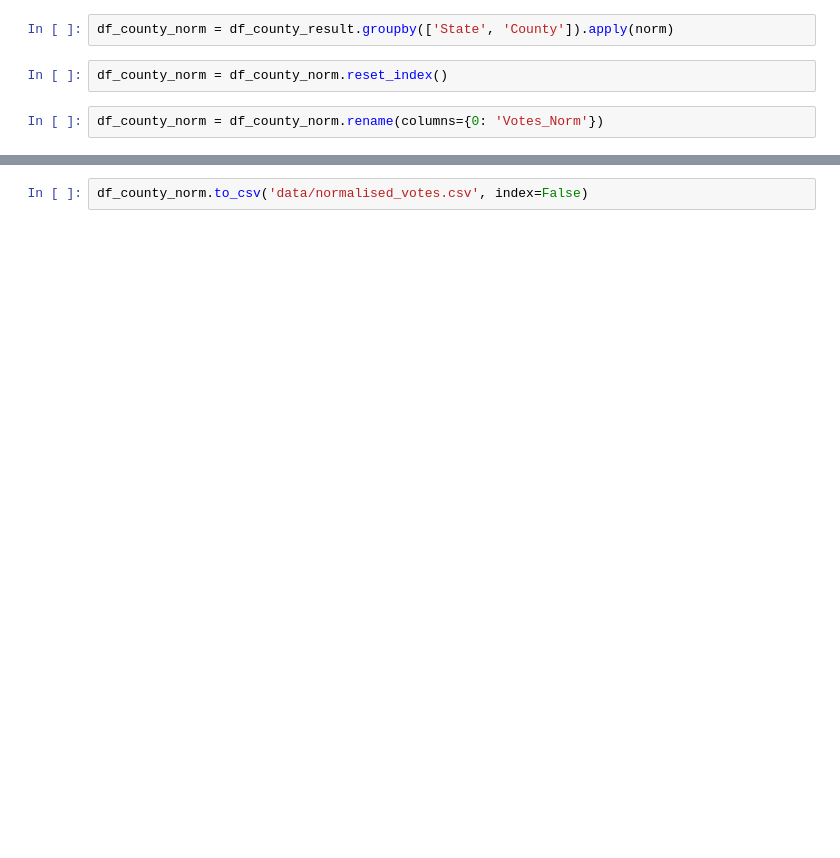
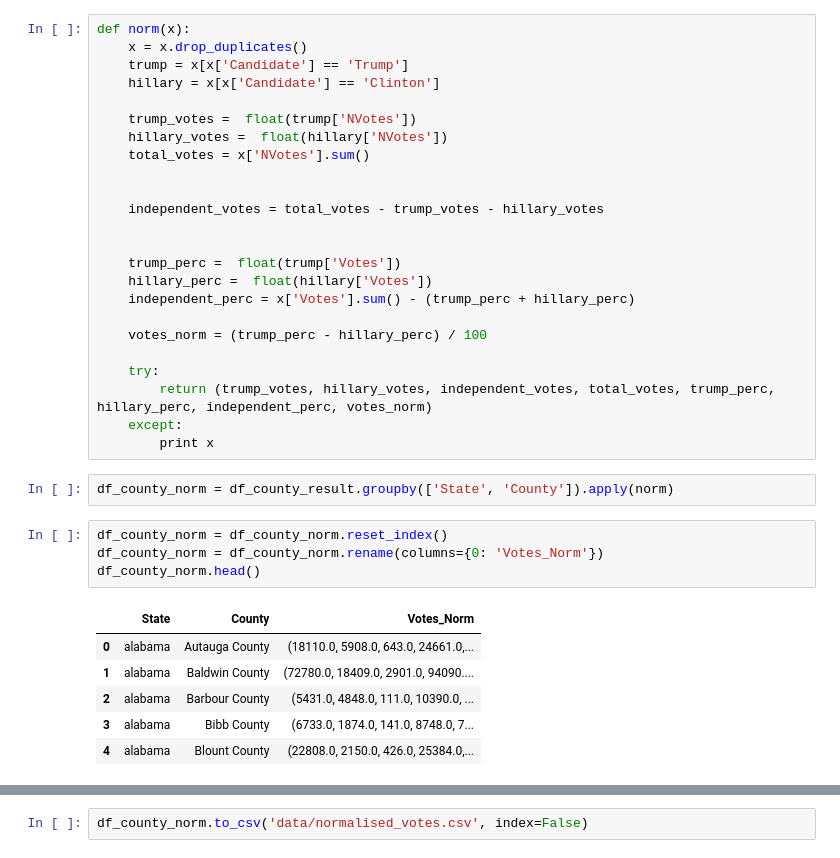
Before and after one commit to JoaoCarabetta/US_Election_Analysis, a Jupyter notebook: Normalise Vote Percentage.ipynb, the cells around one changed output, grey strips where cells are left out. Drawn from its saved outputs; the diff is of its cells as text; blank space fills up the shorter version.

```diff
--- a/Normalise Vote Percentage.ipynb
+++ b/Normalise Vote Percentage.ipynb
@@ -13,6 +22,37 @@ def norm(x):
+# %%
+def norm(x):
+    x = x.drop_duplicates()
+    trump = x[x['Candidate'] == 'Trump']
+    hillary = x[x['Candidate'] == 'Clinton']
+
+    trump_votes =  float(trump['NVotes'])
+    hillary_votes =  float(hillary['NVotes'])
+    total_votes = x['NVotes'].sum()
+
+
+    independent_votes = total_votes - trump_votes - hillary_votes
+
+
+    trump_perc =  float(trump['Votes'])
+    hillary_perc =  float(hillary['Votes'])
+    independent_perc = x['Votes'].sum() - (trump_perc + hillary_perc)
+
+    votes_norm = (trump_perc - hillary_perc) / 100
+
+    try:
+        return (trump_votes, hillary_votes, independent_votes, total_votes, trump_perc, hillary_perc, independent_perc, votes_norm)
+    except:
+        print x
 # %%
 df_county_norm = df_county_result.groupby(['State', 'County']).apply(norm)
-# %%
-df_county_norm = df_county_norm.reset_index()
 # %%
+df_county_norm = df_county_norm.reset_index()
 df_county_norm = df_county_norm.rename(columns={0: 'Votes_Norm'})
+df_county_norm.head()
+# %% [output]
+|  | State | County | Votes_Norm |
+| 0 | alabama | Autauga County | (18110.0, 5908.0, 643.0, 24661.0,... |
+| 1 | alabama | Baldwin County | (72780.0, 18409.0, 2901.0, 94090.... |
+| 2 | alabama | Barbour County | (5431.0, 4848.0, 111.0, 10390.0, ... |
+| 3 | alabama | Bibb County | (6733.0, 1874.0, 141.0, 8748.0, 7... |
+| 4 | alabama | Blount County | (22808.0, 2150.0, 426.0, 25384.0,... |
```
Also changed, not shown: parts of 5 cells of this notebook, 19 other files.
